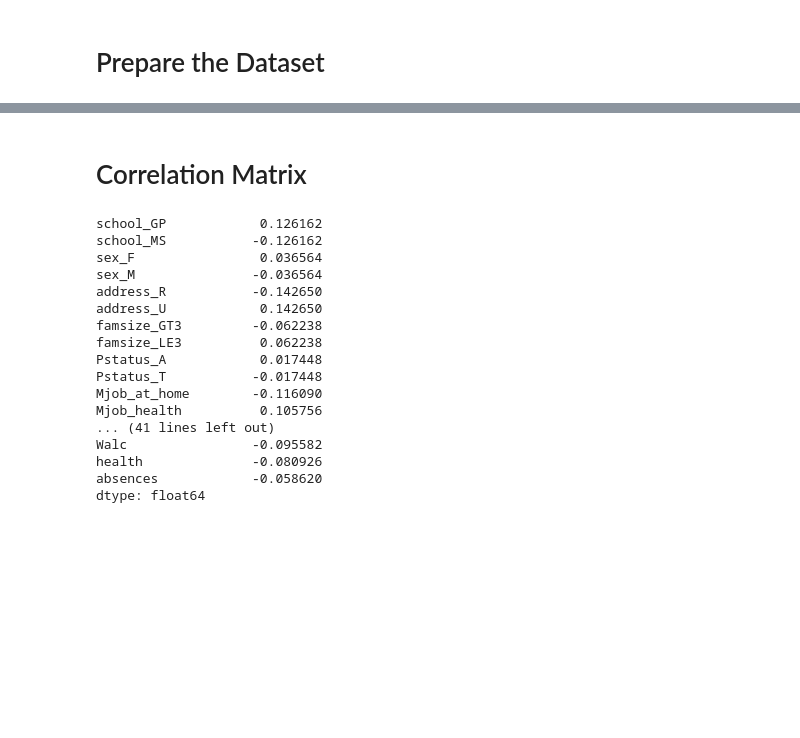
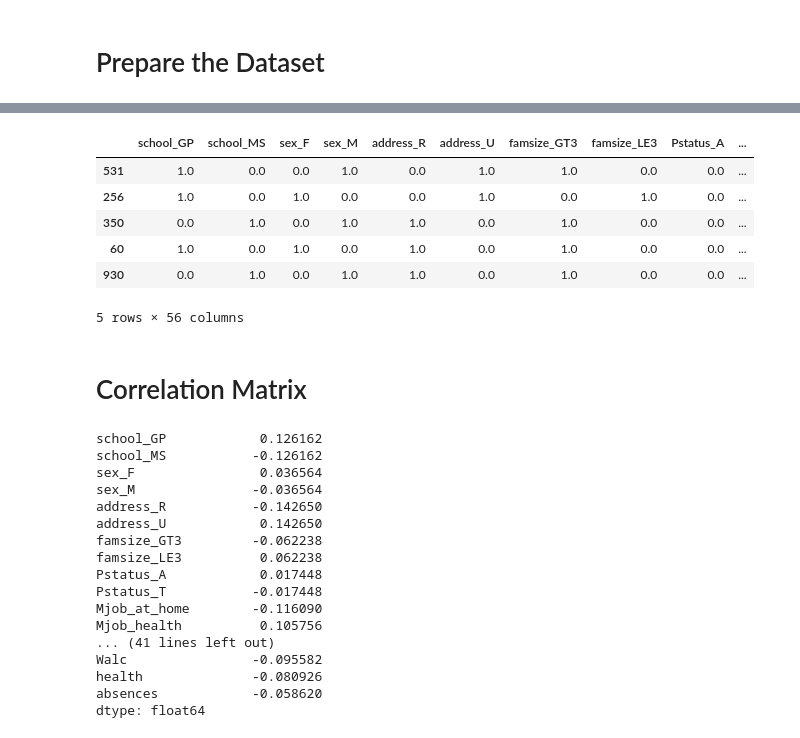
Before and after one commit to PraddyumnYadav/Grade-Predictor, a Jupyter notebook: Grade_Predictor.ipynb, the cells around one changed output, grey strips where cells are left out. Cells and saved outputs as stored; diff of their text form; code cells hidden in the pictures; blank space fills up the shorter version.

Commit message:
Create Custom Transformers and Organize Code

```diff
--- a/Grade_Predictor.ipynb
+++ b/Grade_Predictor.ipynb
@@ -244,2 +175,7 @@ X_encoded_final.head()
 # %%
-X_encoded_final = X_encoded_final.drop(["G1", "G2"], axis=1)
+class Cleaner(BaseEstimator, TransformerMixin):
+    def fit(self, X, y=None):
+        return self
+    def transform(self, X):
+        final = X.drop(["G1", "G2"], axis=1)
+        return final
@@ -265,0 +184,9 @@ memory usage: 456.9 KB
+# %%
+from sklearn.pipeline import Pipeline
+pipeline = Pipeline([
+    ("object_encoder", ObjectEncoder()),
+    ("cleaner", Cleaner()),
+])
+# %%
+X_transformed = pipeline.fit_transform(X)
+X_transformed.head()
@@ -266,3 +201,16 @@ memory usage: 456.9 KB
+# %%
+from sklearn.model_selection import train_test_split
+X_train, X_test, y_train, y_test = train_test_split(X_transformed, y, test_size=0.2, random_state=42)
+# %%
+X_train.head()
+# %% [output]
+|  | school_GP | school_MS | sex_F | sex_M | address_R | address_U | famsize_GT3 | famsize_LE3 | Pstatus_A | ... |
+| 531 | 1.0 | 0.0 | 0.0 | 1.0 | 0.0 | 1.0 | 1.0 | 0.0 | 0.0 | ... |
+| 256 | 1.0 | 0.0 | 1.0 | 0.0 | 0.0 | 1.0 | 0.0 | 1.0 | 0.0 | ... |
+| 350 | 0.0 | 1.0 | 0.0 | 1.0 | 1.0 | 0.0 | 1.0 | 0.0 | 0.0 | ... |
+| 60 | 1.0 | 0.0 | 1.0 | 0.0 | 1.0 | 0.0 | 1.0 | 0.0 | 0.0 | ... |
+| 930 | 0.0 | 1.0 | 0.0 | 1.0 | 1.0 | 0.0 | 1.0 | 0.0 | 0.0 | ... |
+5 rows × 56 columns
 # %% [markdown]
 # Correlation Matrix
 # %%
```
Also changed, not shown: parts of 18 cells of this notebook.
